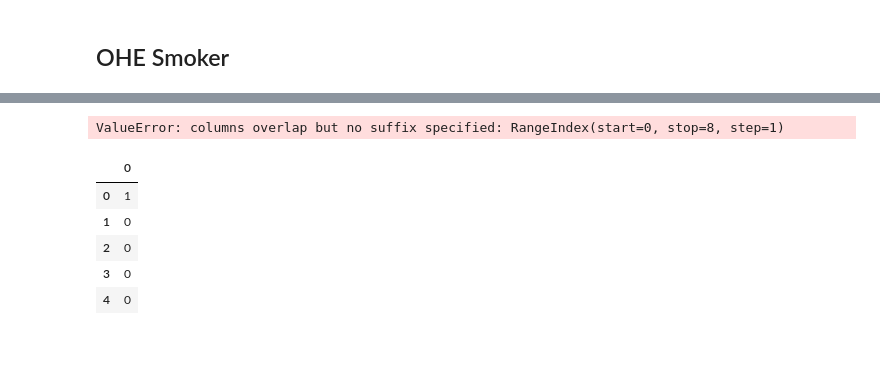
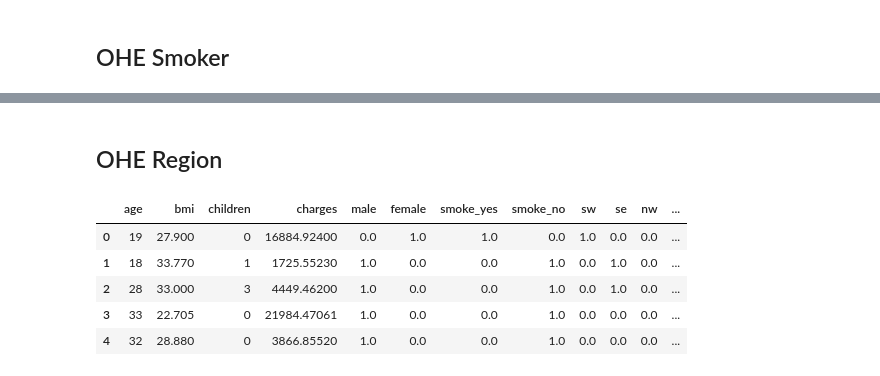
Before and after one commit to onedayzero/Hypothesis-Testing-with-Insurance-Data, a Jupyter notebook: Hypothesis Testing with Insurance Data.ipynb, the cells around one changed output, grey strips where cells are left out. Saved outputs shown, nothing was run; the diff lists cells and outputs as text; code cells hidden in the pictures; blank space fills up the shorter version.

```diff
--- a/Hypothesis Testing with Insurance Data.ipynb
+++ b/Hypothesis Testing with Insurance Data.ipynb
@@ -189,20 +174,32 @@ Name: region, dtype: int64
-# %%
-from sklearn.preprocessing import OneHotEncoder, LabelBinarizer
-obj = df.select_dtypes(include='object')
-num = df.select_dtypes(exclude='object')
-
-obj_ohe = OneHotEncoder().fit_transform(obj).toarray()
-temp = pd.DataFrame(obj_ohe)
-ins_df = ins_df.join(temp)
-ins_df
-# %% [output]
-ValueError: columns overlap but no suffix specified: RangeIndex(start=0, stop=8, step=1)
-# %%
-ins_df.head()
-# %% [output]
-|  | 0 |
-| 0 | 1 |
-| 1 | 0 |
-| 2 | 0 |
-| 3 | 0 |
-| 4 | 0 |
+# %% [markdown]
+## OHE Region
+# %%
+# reference
+# https://pandas.pydata.org/pandas-docs/stable/user_guide/indexing.html#returning-a-view-versus-a-copy
+
+# southwest 1
+mask = ins_df['region'].str.startswith('southw')
+ins_df.loc[mask,('sw','se','nw','ne')] = [1,0,0,0]
+
+# southeast 1
+mask = ins_df['region'].str.startswith('southe')
+ins_df.loc[mask,('sw','se','nw','ne')] = [0,1,0,0]
+
+# northwest 1
+mask = ins_df['region'].str.startswith('northe')
+ins_df.loc[mask,('sw','se','nw','ne')] = [0,0,1,0]
+
+# northeast 1
+mask = ins_df['region'].str.startswith('northw')
+ins_df.loc[mask,('sw','se','nw','ne')] = [0,0,0,1]
+
+# drop 'region'
+ins_df.drop(columns='region', inplace=True)
+ins_df.head()
+# %% [output]
+|  | age | bmi | children | charges | male | female | smoke_yes | smoke_no | sw | se | nw | ... |
+| 0 | 19 | 27.900 | 0 | 16884.92400 | 0.0 | 1.0 | 1.0 | 0.0 | 1.0 | 0.0 | 0.0 | ... |
+| 1 | 18 | 33.770 | 1 | 1725.55230 | 1.0 | 0.0 | 0.0 | 1.0 | 0.0 | 1.0 | 0.0 | ... |
+| 2 | 28 | 33.000 | 3 | 4449.46200 | 1.0 | 0.0 | 0.0 | 1.0 | 0.0 | 1.0 | 0.0 | ... |
+| 3 | 33 | 22.705 | 0 | 21984.47061 | 1.0 | 0.0 | 0.0 | 1.0 | 0.0 | 0.0 | 0.0 | ... |
+| 4 | 32 | 28.880 | 0 | 3866.85520 | 1.0 | 0.0 | 0.0 | 1.0 | 0.0 | 0.0 | 0.0 | ... |
```
Also changed, not shown: parts of 94 cells of this notebook.
